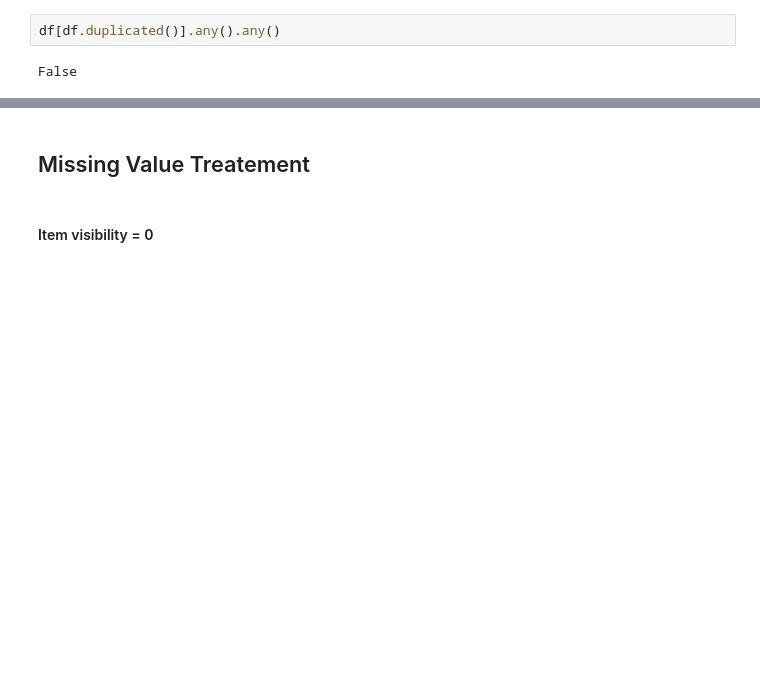
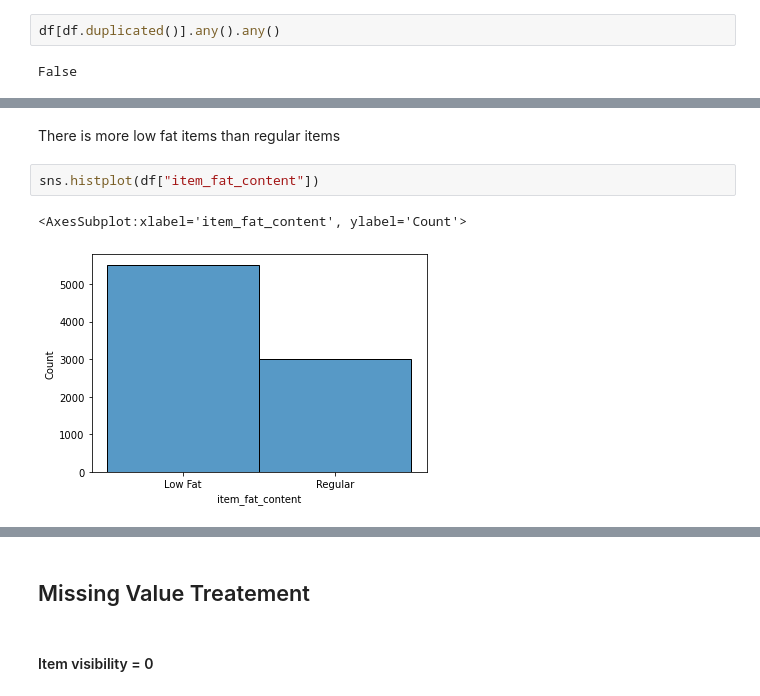
Before and after one commit to Technocolabs100/BigMart-Data-Analysis-and-Prediction, a Jupyter notebook: BigMart_predictive_model.ipynb, the cells around one changed output, grey strips where cells are left out. Saved outputs shown, nothing was run; the diff lists cells and outputs as text; blank space fills up the shorter version.

```diff
--- a/BigMart_predictive_model.ipynb
+++ b/BigMart_predictive_model.ipynb
@@ -227,0 +314,7 @@ False
+# %% [markdown]
+There is more low fat items than regular items
+# %%
+sns.histplot(df["item_fat_content"])
+# %% [output]
+<AxesSubplot:xlabel='item_fat_content', ylabel='Count'>
+[figure, added]
```
Also changed, not shown: parts of 24 cells of this notebook.
